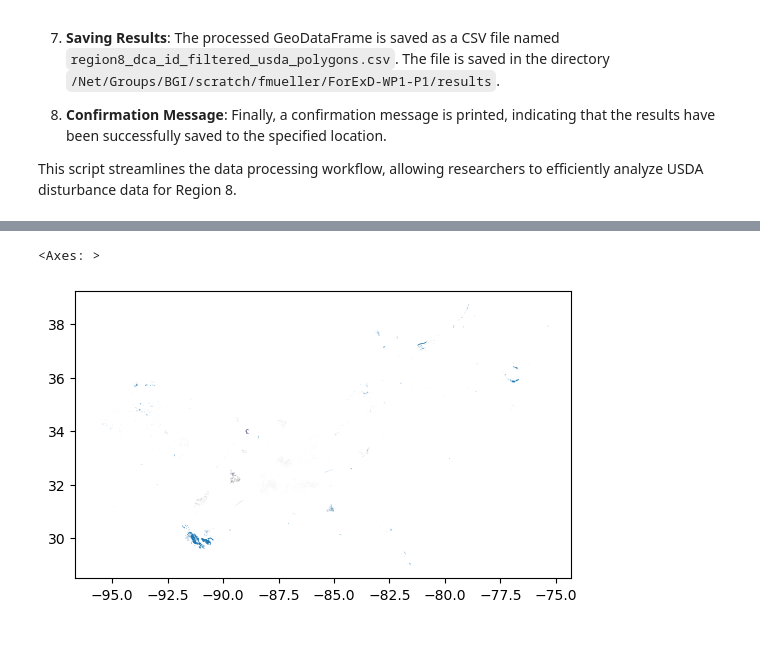
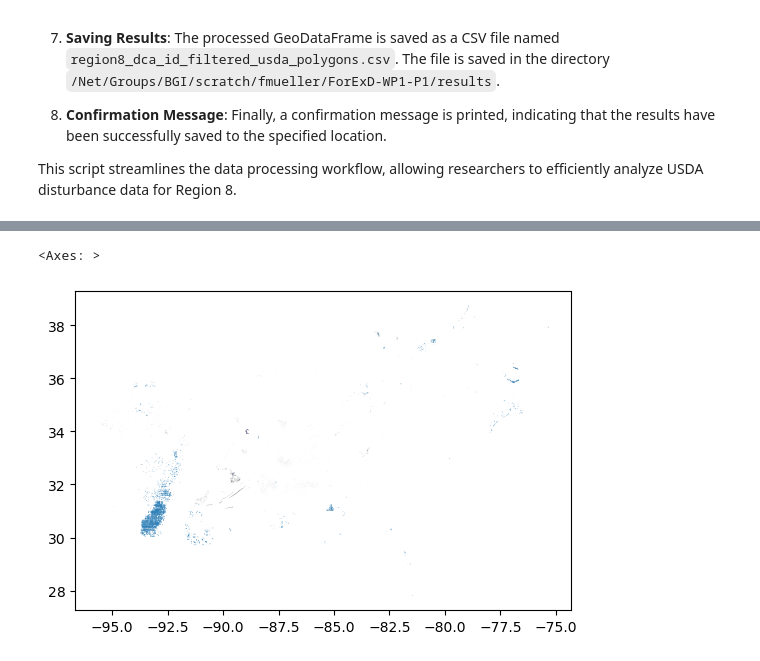
Before and after one commit to Franziska279/ForExD-WP1-P1, a Jupyter notebook: src/01_ids_preprocessing.ipynb, the cells around one changed output, grey strips where cells are left out. Drawn from its saved outputs; the diff is of its cells as text; code cells hidden in the pictures.

Commit message:
calculate area

```diff
--- a/src/01_ids_preprocessing.ipynb
+++ b/src/01_ids_preprocessing.ipynb
@@ -3,3 +3,23 @@ import pandas as pd
 import geopandas as gpd
 from shapely import wkt
 import os
+# %%
+def calculate_area_in_km2(gdf):
+    # Step 1: Set target CRS to EPSG:4326
+    target_crs = 'EPSG:4326'
+    gdf = gdf.to_crs(target_crs)
+
+    # Step 2: Reproject to a CRS with meters (e.g., EPSG:3857)
+    projected_gdf = gdf.to_crs('EPSG:3857')
+
+    # Step 3: Calculate the area in square meters
+    projected_gdf['area_m2'] = projected_gdf.geometry.area
+
+    # Step 4: Convert the area to square kilometers
+    projected_gdf['area_km2'] = projected_gdf['area_m2'] / 1e6
+
+    # Step 5: Assign the calculated area to a new column in the original GeoDataFrame
+    gdf['area_km2'] = projected_gdf['area_km2']
+
+    # Step 6: Return the modified GeoDataFrame
+    return gdf
@@ -28,7 +76,7 @@ This script streamlines the data processing workflow, allowing researchers to ef
 # %%
 # Step 1: Read the CSV file into a DataFrame
 print("Step 1: Loading CSV file...")
-input_file = "/Net/Groups/BGI/work_2/ForExD/USDA/tables/CONUS_Region8_dissolved.csv"
+input_file = "/Net/Groups/BGI/work_2/ForExD/USDA/tables_new/CONUS_Region8_dissolved.csv"
 df = pd.read_csv(input_file)
 
 # Step 2: Convert the WKT geometries to Shapely geometries
@@ -42,6 +90,8 @@ gdf = gpd.GeoDataFrame(df, geometry='geometry')
 # Set the coordinate reference system (CRS) if it's not already set
 gdf.set_crs(epsg=4326, inplace=True)
 
+print(f"Number of elements: {len(gdf)}")
+
 # Step 4: Filter for disturbances recorded between 2016 and 2020
 print("Step 4: Filtering disturbances recorded between 2016 and 2020...")
 gdf_timeframe = gdf[(gdf['SURVEY_YEAR'] > 2016) & (gdf['SURVEY_YEAR'] <= 2020)]
@@ -49,6 +99,8 @@ gdf_timeframe = gdf[(gdf['SURVEY_YEAR'] > 2016) & (gdf['SURVEY_YEAR'] <= 2020)]
 # Filter out specific disturbance types
 excluded_types = ['other', 'multi_damage', 'other_abiotic', 'other_biotic']
 rslt_df = gdf_timeframe[~gdf_timeframe['DCA_ID'].isin(excluded_types)].copy()
+
+print(f"Number of elements withing the timeframe and dirturbance types: {len(rslt_df)}")
 
 # Step 5: Rename the column 'Unnamed: 0' to 'index_usda'
 print("Step 5: Rename columns for clarity and consistency")
@@ -63,17 +115,28 @@ exploded_df.reset_index(drop=True, inplace=True)
 
 # Step 7: Generate new index_usda values
 print("Step 7: Generating new index_usda values...")
-exploded_df['index_usda'] = exploded_df.apply(lambda row: f"{row['DCA_ID']}_{row['SURVEY_YEAR']}_{row.name}", axis=1)
+exploded_df['USDA_IDX'] = exploded_df.apply(lambda row: f"{row['DCA_ID']}_{row['SURVEY_YEAR']}_{row.name}", axis=1)
+
+# Step 8: Calculating area in km²
+print("Step 8: Calculating area in km²")
+gdf_with_area = calculate_area_in_km2(exploded_df)
+
+# Step 9: Remove elements larger than 15km²
+print("Step 9: Remove elements larger than 15km²")
+filtered_gdf = gdf_with_area[gdf_with_area['area_km2'] <= 15]
+filtered_gdf.reset_index()
+# Print the number of remaining elements
+print(f"Number of elements after filtering: {len(filtered_gdf)}")
 
 # Define the absolute path to the "results" folder
 results_folder = "/Net/Groups/BGI/scratch/fmueller/ForExD-WP1-P1/results"
 
 # Define the output CSV file path
-output_file = os.path.join(results_folder, "region8_dca_filtered_ids_usda_polygons.csv")
+output_file = os.path.join(results_folder, "region8_dca_filtered_ids_usda_polygons.shp")
 
 # Step 8: Save the exploded DataFrame to a CSV file in the results folder
 print(f"Step 8: Saving results to: {output_file}...")
-exploded_df.to_csv(output_file, index=False)
+filtered_gdf.to_file(output_file, index=False)
 
 # Display the path of the saved CSV file
 print(f"Results saved to: {output_file}")
@@ -127,5 +165,5 @@ exploded_df
 # %%
-exploded_df.plot()
+filtered_gdf.plot()
 # %% [output]
 <Axes: >
-[figure, old version]
+[figure, new version]
```
Also changed, not shown: parts of 8 cells of this notebook.
